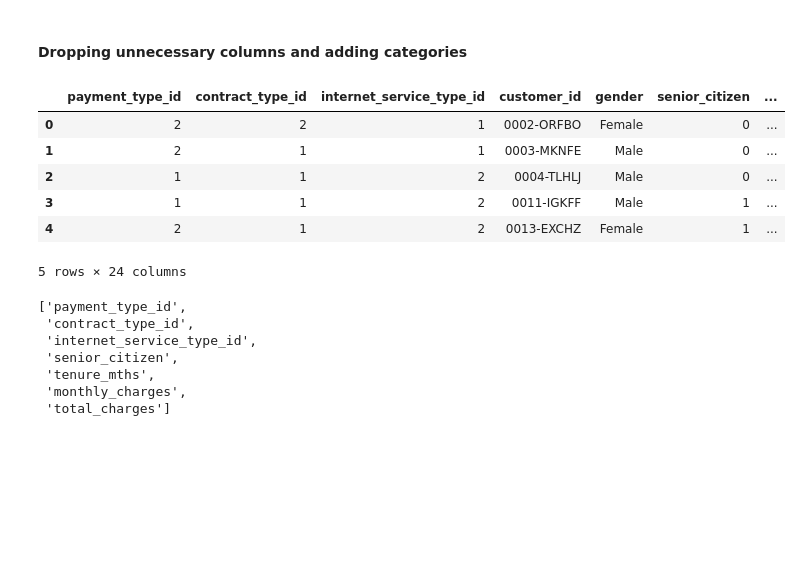
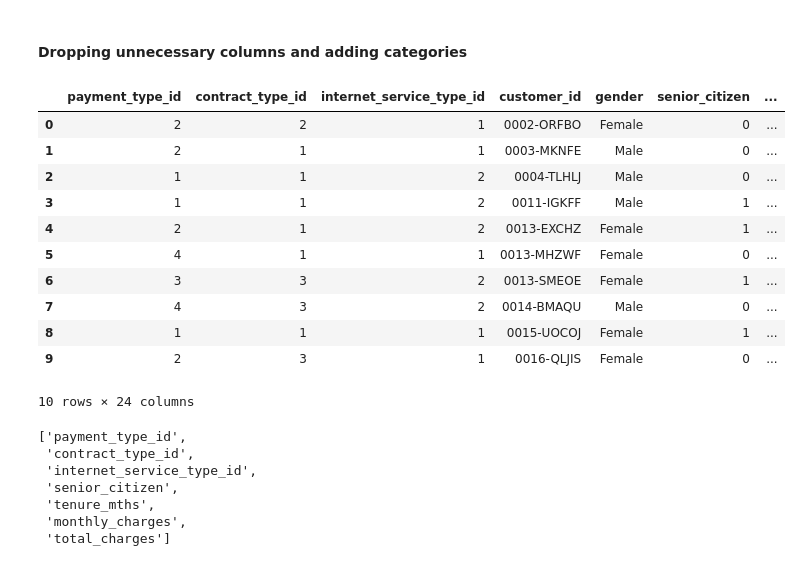
Before and after one commit to raycerna/telco-churn-analysis, a Jupyter notebook: telco_analysis.ipynb, the cells around one changed output. Saved outputs shown, nothing was run; the diff lists cells and outputs as text; code cells hidden in the pictures; blank space fills up the shorter version.

```diff
--- a/telco_analysis.ipynb
+++ b/telco_analysis.ipynb
@@ -248,15 +246,20 @@ telco_data.dropna(how = 'any', inplace = True)
 telco_data = telco_data.rename(columns = {'tenure':'tenure_mths'})
 # %%
 #telco_data.drop(columns= ['customer_id'], axis=1, inplace=True)
-telco_data.head()
+telco_data.head(10)
 # %% [output]
 |  | payment_type_id | contract_type_id | internet_service_type_id | customer_id | gender | senior_citizen | ... |
 | 0 | 2 | 2 | 1 | 0002-ORFBO | Female | 0 | ... |
 | 1 | 2 | 1 | 1 | 0003-MKNFE | Male | 0 | ... |
 | 2 | 1 | 1 | 2 | 0004-TLHLJ | Male | 0 | ... |
 | 3 | 1 | 1 | 2 | 0011-IGKFF | Male | 1 | ... |
 | 4 | 2 | 1 | 2 | 0013-EXCHZ | Female | 1 | ... |
+| 5 | 4 | 1 | 1 | 0013-MHZWF | Female | 0 | ... |
+| 6 | 3 | 3 | 2 | 0013-SMEOE | Female | 1 | ... |
+| 7 | 4 | 3 | 2 | 0014-BMAQU | Male | 0 | ... |
+| 8 | 1 | 1 | 1 | 0015-UOCOJ | Female | 1 | ... |
+| 9 | 2 | 3 | 1 | 0016-QLJIS | Female | 0 | ... |
-5 rows × 24 columns
+10 rows × 24 columns
 # %%
 numcols = [col for col in telco_data.columns if telco_data[col].dtype !='O']
 numcols
```
Also changed, not shown: parts of 9 cells of this notebook.
